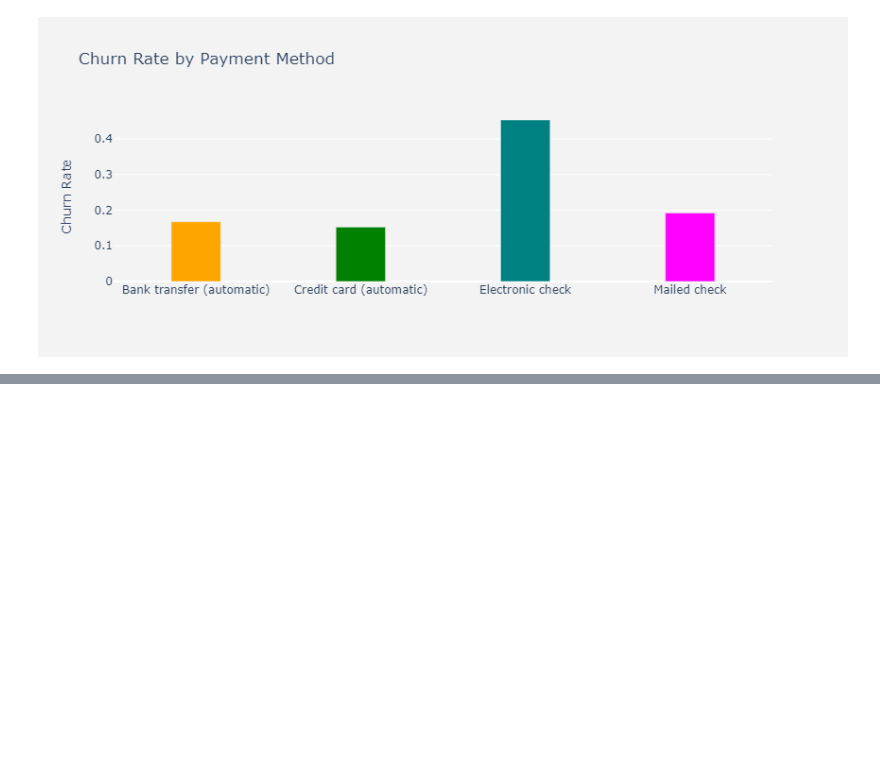
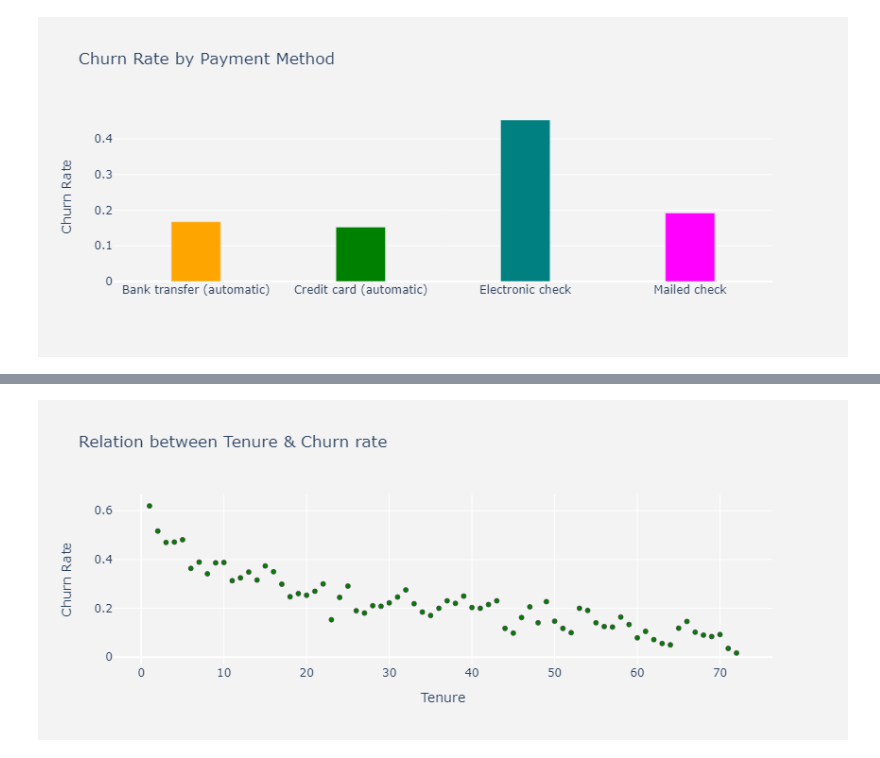
Before and after one commit to ortizfram/churn-prediction, a Jupyter notebook: churn-prediction.ipynb, the cells around one changed output, grey strips where cells are left out. Drawn from its saved outputs; the diff is of its cells as text; code cells hidden in the pictures; blank space fills up the shorter version.

```diff
--- a/churn-prediction.ipynb
+++ b/churn-prediction.ipynb
@@ -165,0 +189,26 @@ po.iplot(fig)
+# %%
+# Visualize Relation between Tenure & Churn rate
+plot_by_tenure = churn_dataset.groupby('tenure').Churn.mean().reset_index()
+plot_data = [
+    go.Scatter(
+        x=plot_by_tenure['tenure'],
+        y=plot_by_tenure['Churn'],
+        mode='markers',
+        name='Low',
+        marker= dict(size= 5,
+            line= dict(width=0.8),
+            color= 'green'
+           ),
+    )
+]
+plot_layout = go.Layout(
+        yaxis= {'title': "Churn Rate"},
+        xaxis= {'title': "Tenure"},
+        title='Relation between Tenure & Churn rate',
+        plot_bgcolor  = "rgb(243,243,243)",
+        paper_bgcolor  = "rgb(243,243,243)",
+    )
+fig = go.Figure(data=plot_data, layout=plot_layout)
+po.iplot(fig)
+# %% [output]
+[figure, added]
```
Also changed, not shown: parts of 1 cell of this notebook.
